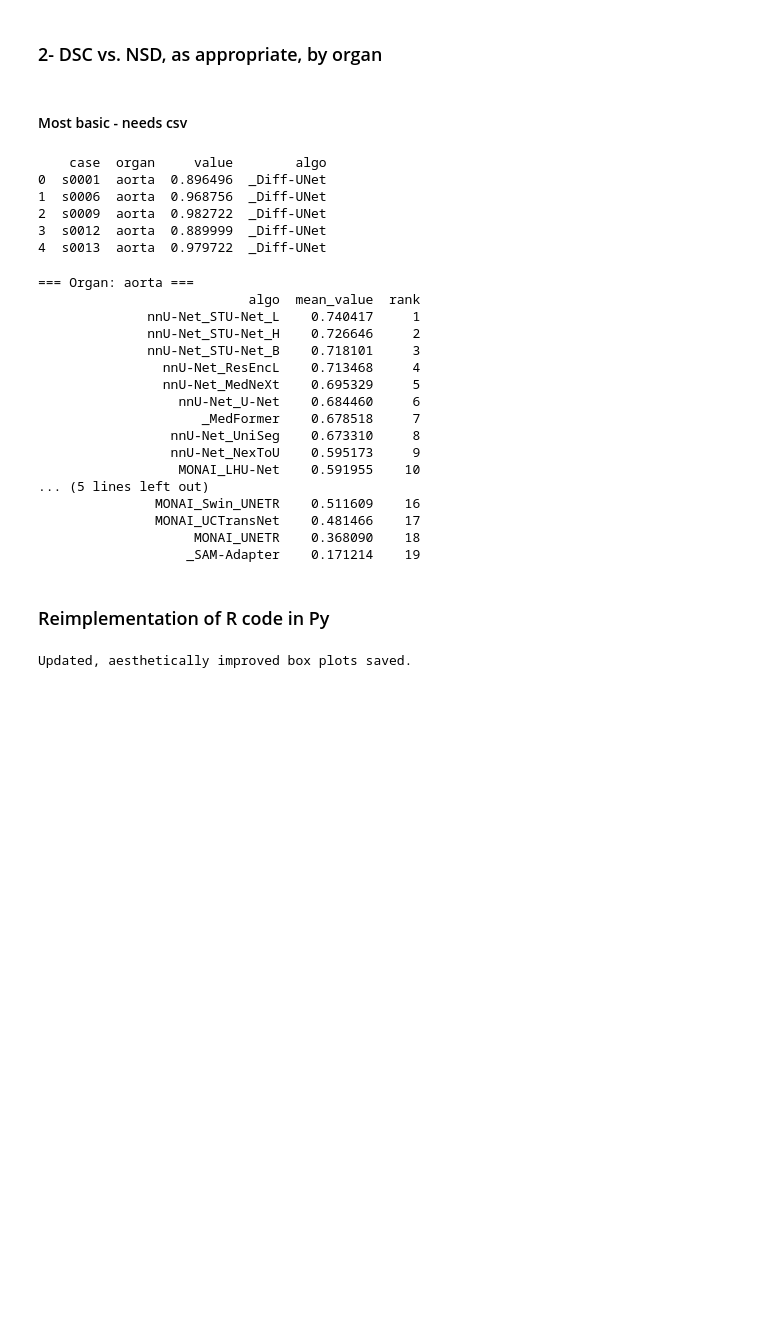
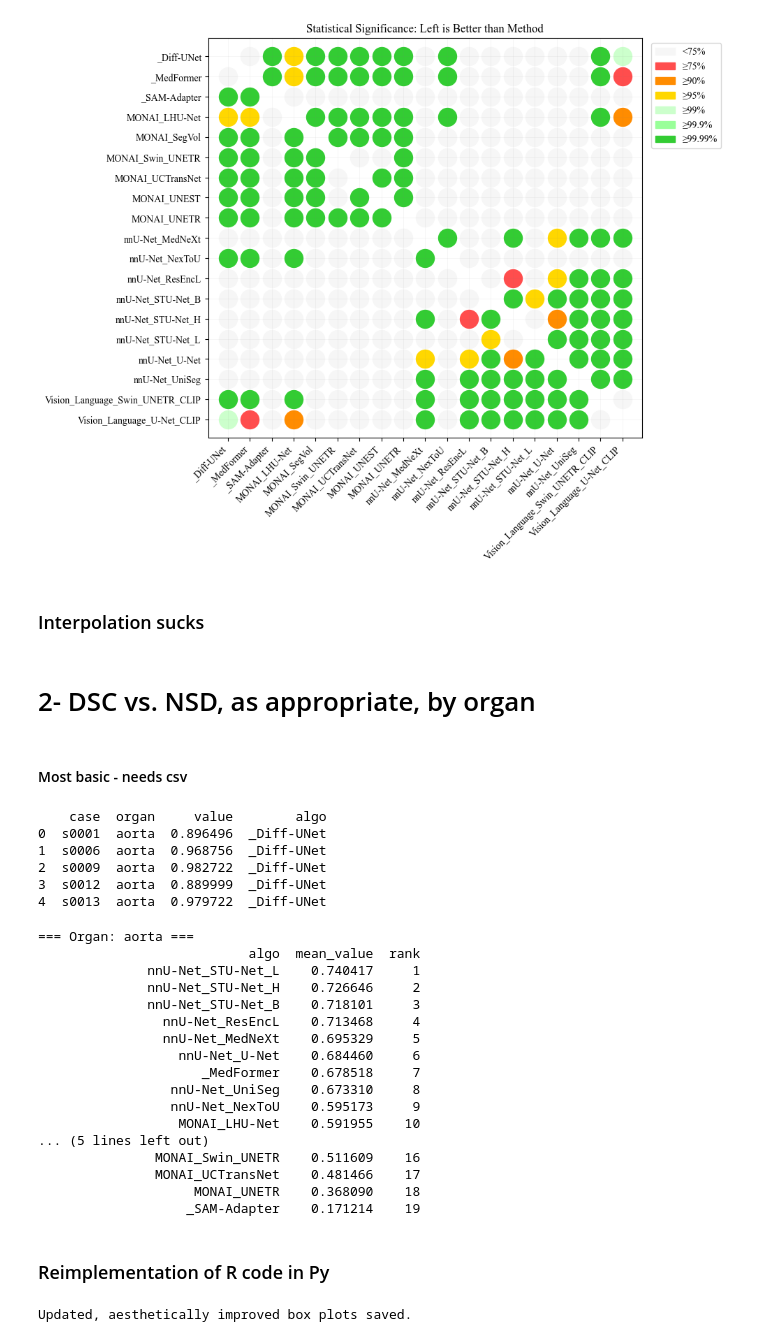
Before and after one commit to ariellubonja/RankInsight, a Jupyter notebook: python_eda.ipynb, the cells around one changed output. Drawn from its saved outputs; the diff is of its cells as text; code cells hidden in the pictures; blank space fills up the shorter version.

```diff
--- a/python_eda.ipynb
+++ b/python_eda.ipynb
@@ -0,0 +209,72 @@
+# %%
+import pandas as pd
+import numpy as np
+import matplotlib.pyplot as plt
+import matplotlib.patches as mpatches
+
+def confidence_heatmap_pastel(csv_path='df_heat.csv'):
+    plt.rcParams["font.family"] = "serif"
+    plt.rcParams["font.serif"] = ["Times New Roman"]
+
+    df = pd.read_csv(csv_path)
+    # df.replace("NA", np.nan, inplace=True)
+
+    # Unique rows/cols
+    rows = df['algoRow'].unique()
+    cols = df['algoCol'].unique()
+    row_index = {val: i for i, val in enumerate(rows)}
+    col_index = {val: i for i, val in enumerate(cols)}
+
+    plt.figure(figsize=(10,8))
+
+    # Define the pastel color mapping with merged highest category.
+    tier_color_map = {
+        '<75%': '#f6f6f6',     # Neutral light grey
+        '≥75%': '#ff4d4d',     # Light pastel red
+        '≥90%': '#ff8c00',     # Soft pastel orange
+        '≥95%': '#ffd700',     # Pastel yellow
+        '≥99%': '#ccffcc',     # Light pastel green
+        '≥99.9%': '#99ff99',   # Moderate pastel green
+        '≥99.99%': '#33cc33'   # More saturated green (merged 99.99% and 99.999%)
+    }
+
+    # Plot each cell
+    for idx, row in df.iterrows():
+        r = row['algoRow']
+        c = row['algoCol']
+        tier = row['confidenceTier']
+        # Merge 99.999% into 99.99%
+        if tier == '≥99.999%':
+            tier = '≥99.99%'
+        color = tier_color_map.get(tier, 'white')  # default to white if not found
+        x = col_index[c]
+        y = row_index[r]
+        plt.scatter(x, y, color=color, edgecolor=None, s=350)
+
+    # Invert y-axis so the first row is at the top
+    plt.gca().invert_yaxis()
+
+    # Set ticks
+    plt.xticks(range(len(cols)), cols, rotation=45, ha='right')
+    plt.yticks(range(len(rows)), rows)
+
+    plt.title("Statistical Significance: Left is Better than Method")
+
+    # Construct a legend from the discrete mapping
+    patches = [mpatches.Patch(color=color_val, label=tier_label)
+               for tier_label, color_val in tier_color_map.items()]
+    plt.legend(handles=patches, bbox_to_anchor=(1.01, 1), loc='upper left')
+
+    plt.grid(True, color='gray', linestyle='-', linewidth=0.5, alpha=0.1)  # Light gray gridlines
+
+    plt.savefig("fig2_stat_sign.pdf", format='pdf', dpi=300)
+
+
+    plt.tight_layout()
+    plt.show()
+
+confidence_heatmap_pastel()
+# %% [output]
+[figure, added]
+# %% [markdown]
+### Interpolation sucks
@@ -1,5 +349,5 @@
 # %% [markdown]
-###  2- DSC vs. NSD, as appropriate, by organ
+#  2- DSC vs. NSD, as appropriate, by organ
 # %% [markdown]
 #### Most basic - needs csv
 # %%
```
Also changed, not shown: parts of 7 cells of this notebook, 2 other files.
